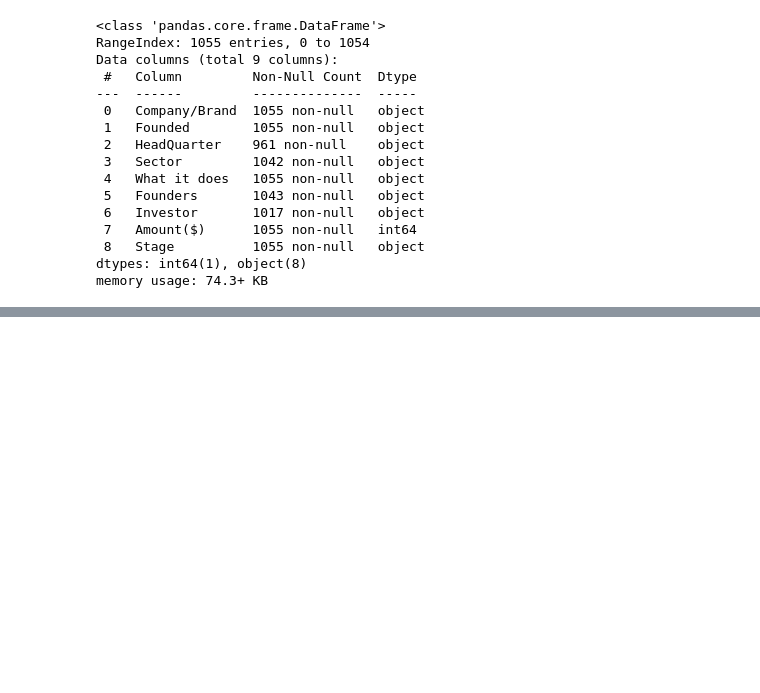
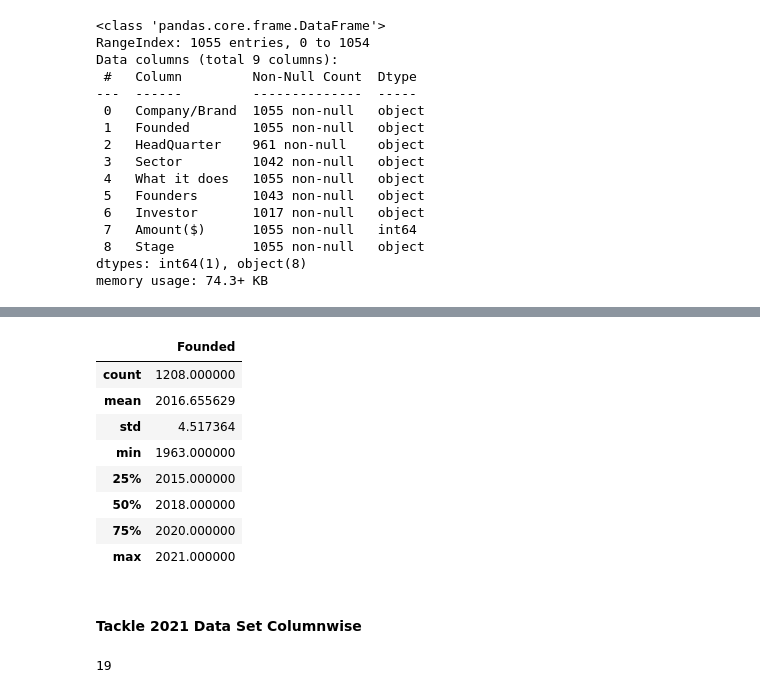
Before and after one commit to codedzifa/Pretoria-Indian-Startup-Ecosystem, a Jupyter notebook: notebooks/Indian Startup Exploration.ipynb, the cells around one changed output, grey strips where cells are left out. Cells and saved outputs as stored; diff of their text form; code cells hidden in the pictures; blank space fills up the shorter version.

Commit message:
Started Cleaning 2021 Dataset

```diff
--- a/notebooks/Indian Startup Exploration.ipynb
+++ b/notebooks/Indian Startup Exploration.ipynb
@@ -36,10 +36,10 @@ pd.set_option('display.max_columns', None)
 #### IMPORTING DATA SETS
 # %%
 #importing the 2018 dataset
-ind_start_18 = pd.read_csv('../Data/startup_funding2018.csv')
-ind_start_19 = pd.read_csv('../Data/startup_funding2019.csv')
-ind_start_20 = pd.read_csv('../Data/startup_funding2020.csv')
-ind_start_21 = pd.read_csv('../Data/startup_funding2021.csv')
+ind_start_18 = pd.read_csv('./Data/startup_funding2018.csv')
+ind_start_19 = pd.read_csv('./Data/startup_funding2019.csv')
+ind_start_20 = pd.read_csv('./Data/startup_funding2020.csv')
+ind_start_21 = pd.read_csv('./Data/startup_funding2021.csv')
 # %%
 #adding a year column since we will be concatennating
 ind_start_18['Year'] = '2018'
@@ -1233,0 +1286,19 @@ memory usage: 74.3+ KB
+# %%
+ind_start_21.describe(
+)
+# %% [output]
+|  | Founded |
+| count | 1208.000000 |
+| mean | 2016.655629 |
+| std | 4.517364 |
+| min | 1963.000000 |
+| 25% | 2015.000000 |
+| 50% | 2018.000000 |
+| 75% | 2020.000000 |
+| max | 2021.000000 |
+# %% [markdown]
+#### Tackle 2021 Data Set Columnwise
+# %%
+ind_start_21.duplicated().sum()
+# %% [output]
+19
```
Also changed, not shown: parts of 6 cells of this notebook, 6 other files.
